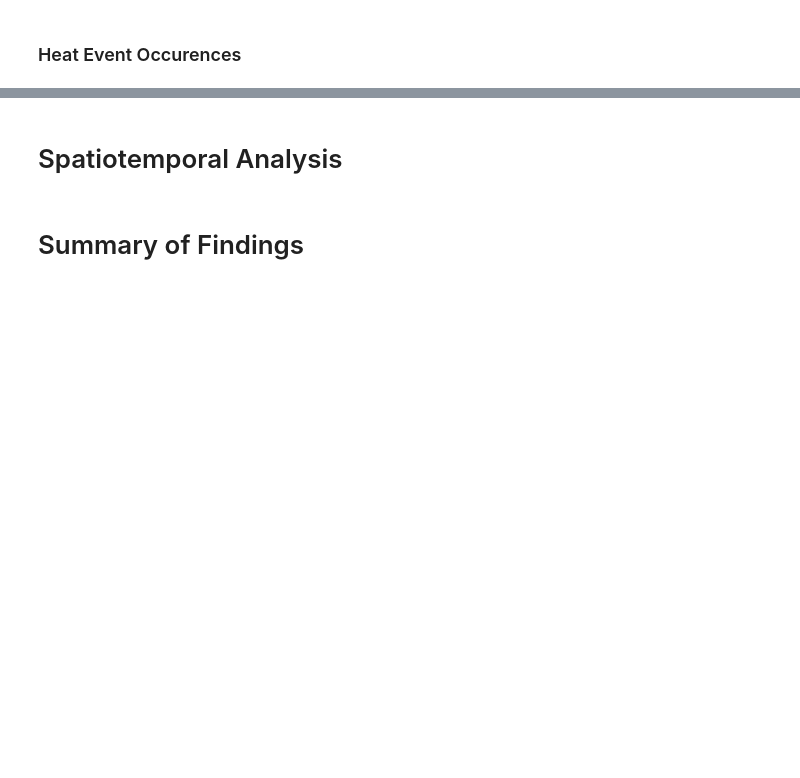
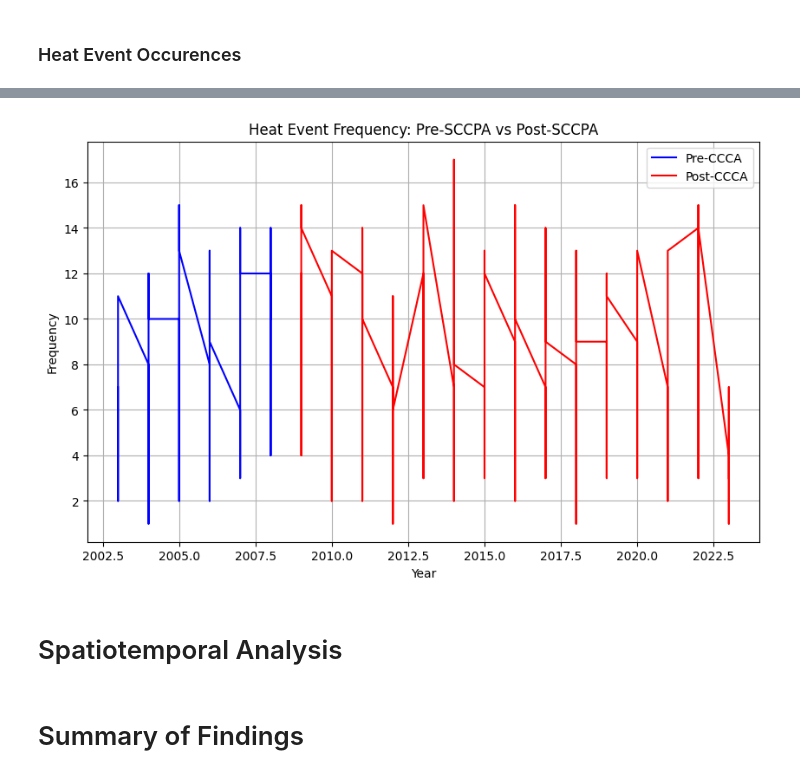
Before and after one commit to lizbethkr/PHIT-Project-1, a Jupyter notebook: notebooks/07_policy_changes.ipynb, the cells around one changed output, grey strips where cells are left out. Saved outputs shown, nothing was run; the diff lists cells and outputs as text; code cells hidden in the pictures; blank space fills up the shorter version.

```diff
--- a/notebooks/07_policy_changes.ipynb
+++ b/notebooks/07_policy_changes.ipynb
@@ -67,3 +211,16 @@ Name pre and post policy periods for the data
+# %%
+plt.figure(figsize=(10, 6))
+plt.plot(pre_SCCPA_metrics['Year'], pre_SCCPA_metrics['Frequency'], label='Pre-CCCA', color='blue')
+plt.plot(post_SCCPA_metrics['Year'], post_SCCPA_metrics['Frequency'], label='Post-CCCA', color='red')
+
+plt.title('Heat Event Frequency: Pre-SCCPA vs Post-SCCPA')
+plt.xlabel('Year')
+plt.ylabel('Frequency')
+plt.legend()
+plt.grid()
+plt.show()
+# %% [output]
+[figure, added]
 # %% [markdown]
 # Spatiotemporal Analysis
 # %% [markdown]
```
Also changed, not shown: parts of 11 cells of this notebook, 23 other files.
